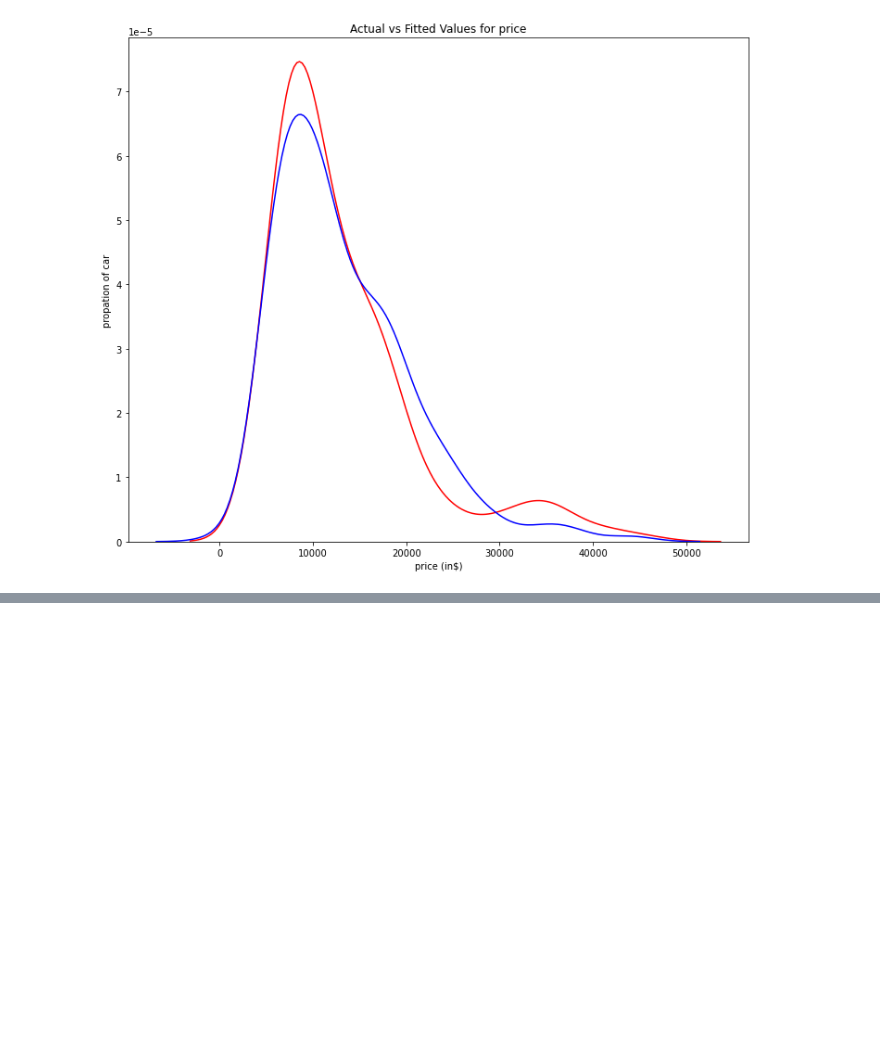
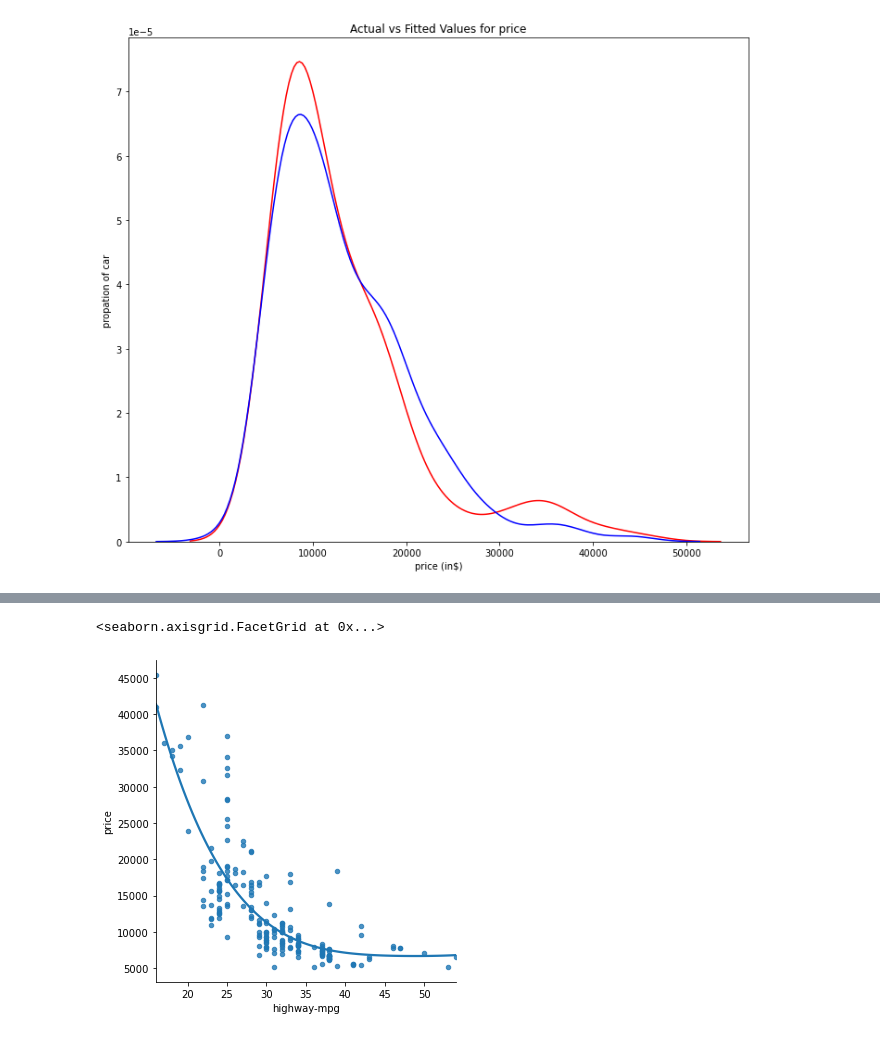
Before and after one commit to himaloy-tech/Machine-Learning, a Jupyter notebook: WizzTech (20-03-2021).ipynb, the cells around one changed output, grey strips where cells are left out. Drawn from its saved outputs; the diff is of its cells as text; code cells hidden in the pictures; blank space fills up the shorter version.

```diff
--- a/WizzTech (20-03-2021).ipynb
+++ b/WizzTech (20-03-2021).ipynb
@@ -181,0 +224,5 @@ plt.close()
+# %%
+sns.lmplot(x="highway-mpg", y="price", data = df[["highway-mpg", "price"]], order=4, ci=None, scatter_kws={"s":20})
+# %% [output]
+<seaborn.axisgrid.FacetGrid at 0x...>
+[figure, added]
```
Also changed, not shown: parts of 10 cells of this notebook.
